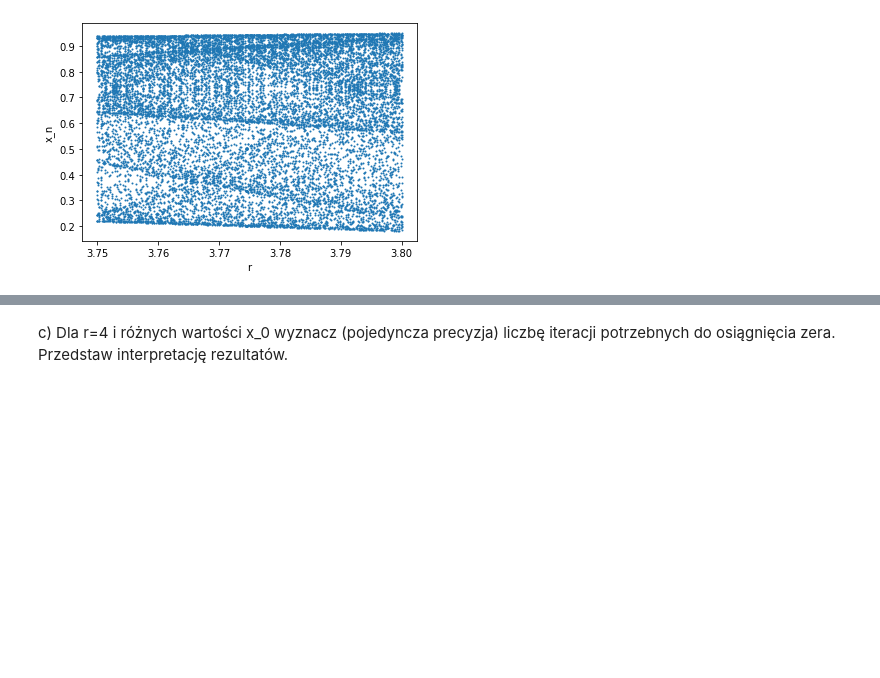
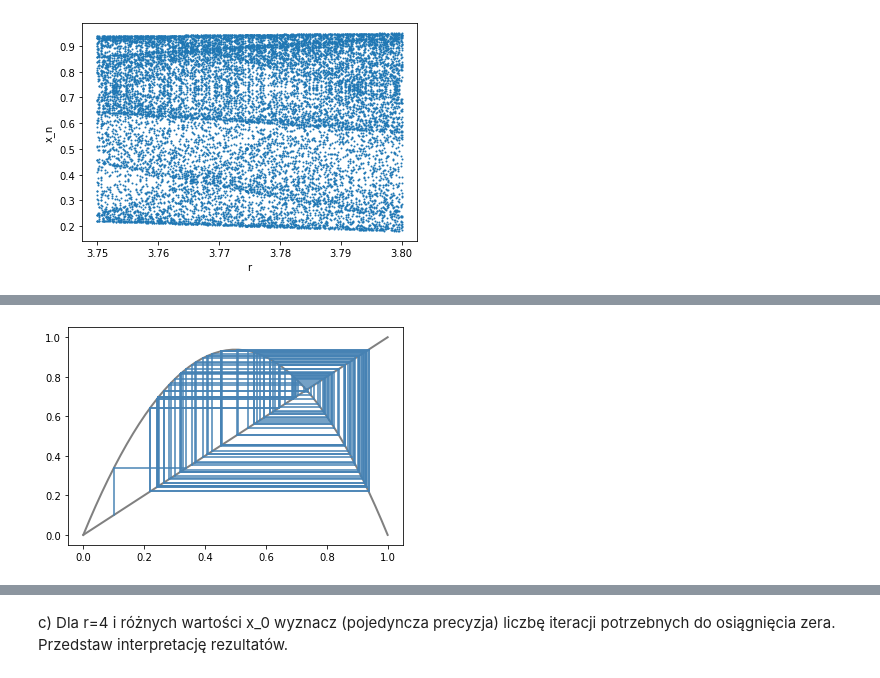
Before and after one commit to mhawryluk/mownit, a Jupyter notebook: lab1/lab1.ipynb, the cells around one changed output, grey strips where cells are left out. Saved outputs shown, nothing was run; the diff lists cells and outputs as text; code cells hidden in the pictures; blank space fills up the shorter version.

```diff
--- a/lab1/lab1.ipynb
+++ b/lab1/lab1.ipynb
@@ -339,0 +357,4 @@ W obydwu przypadkach trajektorie są porównywalne.
+# %%
+plot_trajectory(r=float64(3.75), x_0=float64(0.1), precision=float64)
+# %% [output]
+[figure, added]
```
Also changed, not shown: parts of 13 cells of this notebook.
